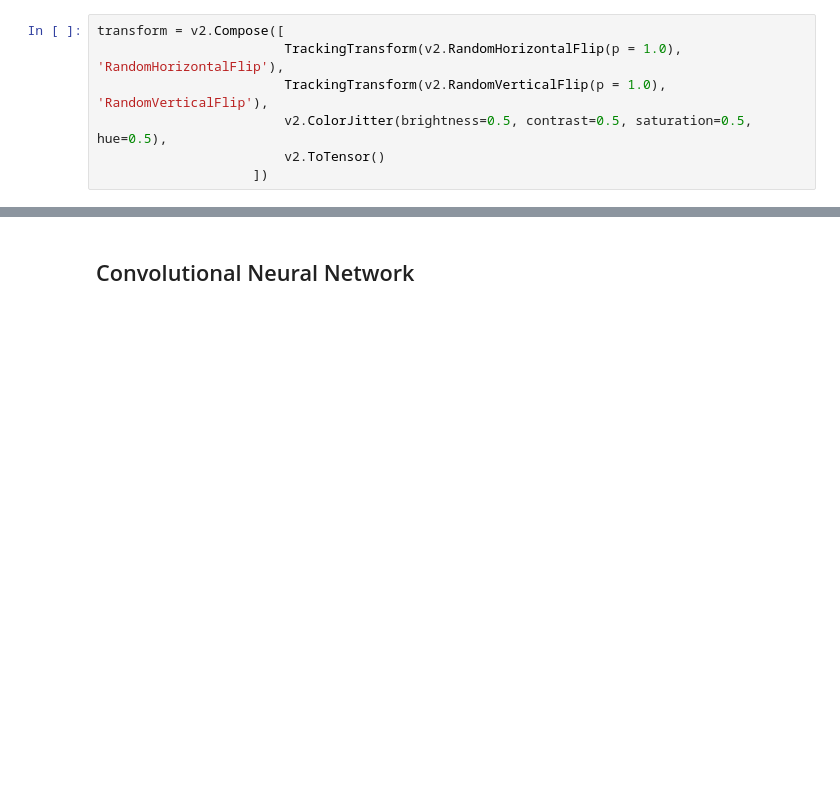
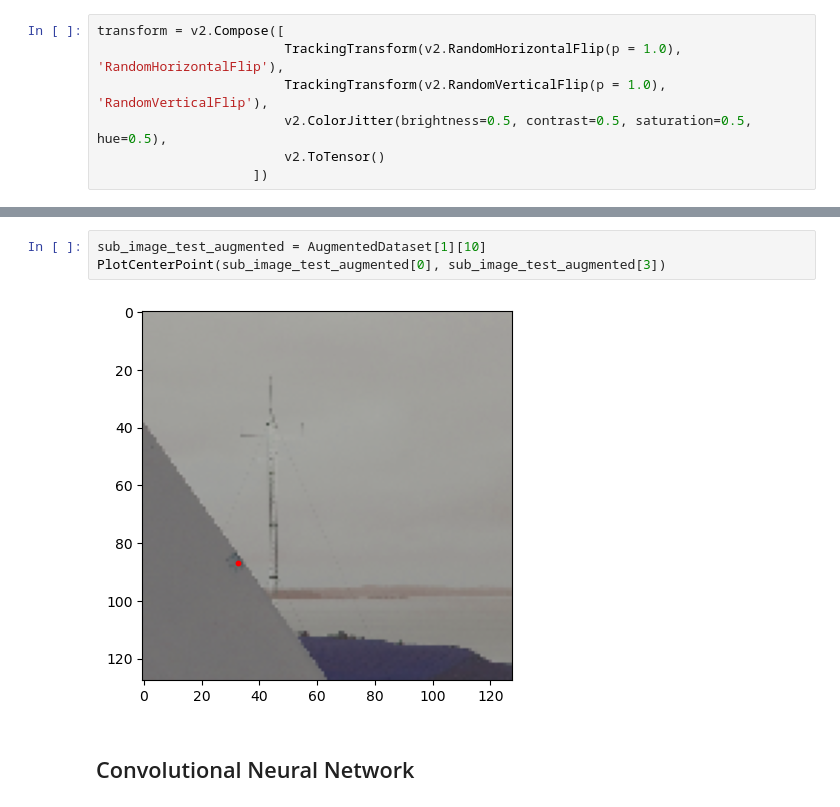
Before and after one commit to PPortela00/Computer-Vision, a Jupyter notebook: Project/Project.ipynb, the cells around one changed output, grey strips where cells are left out. Drawn from its saved outputs; the diff is of its cells as text; blank space fills up the shorter version.

```diff
--- a/Project/Project.ipynb
+++ b/Project/Project.ipynb
@@ -785,3 +736,8 @@ BeforeAfterDataAugmentation(TrainDatasetAugmented_one, TrainDatasetOriginal_one,
+# %%
+sub_image_test_augmented = AugmentedDataset[1][10]
+PlotCenterPoint(sub_image_test_augmented[0], sub_image_test_augmented[3])
+# %% [output]
+[figure, added]
 # %% [markdown]
 ## Convolutional Neural Network
 # %%
```
Also changed, not shown: parts of 14 cells of this notebook.
